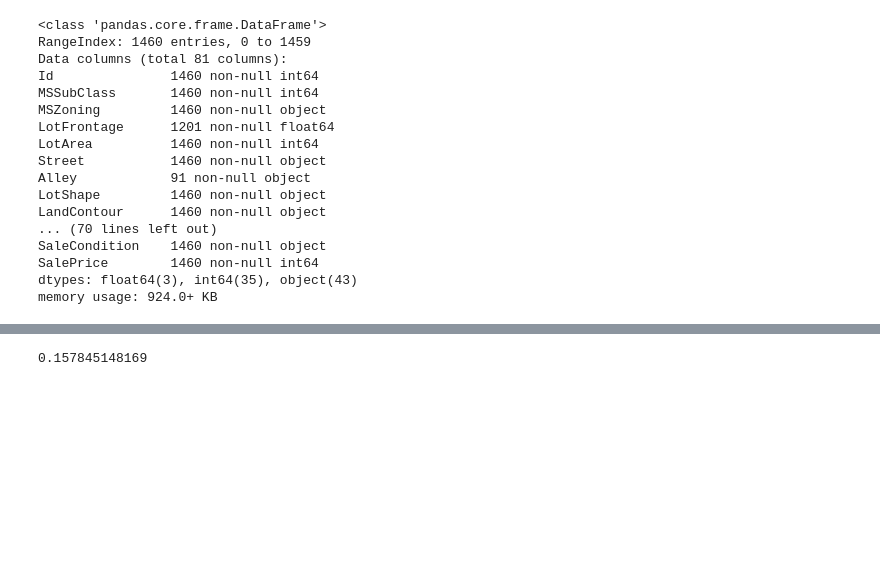
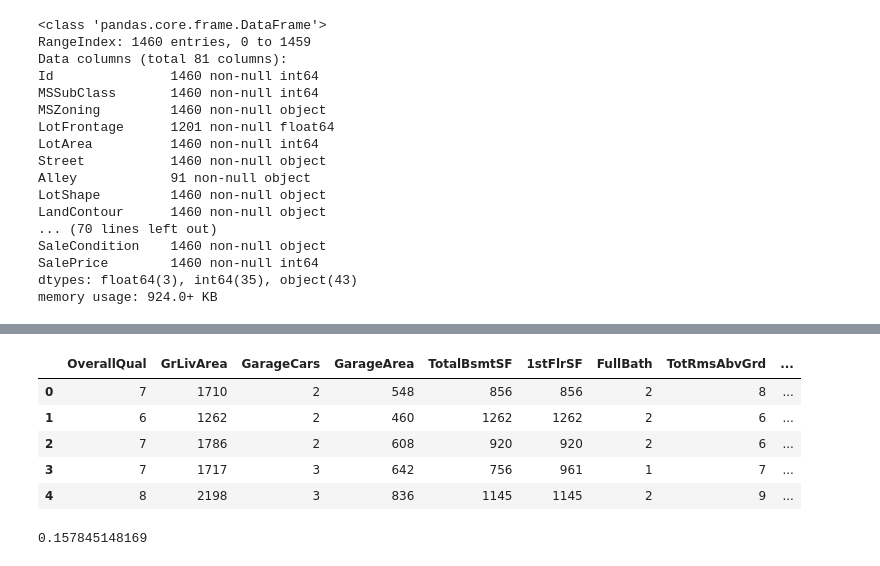
Before and after one commit to sglembocki/personal_projects, a Jupyter notebook: HousePrices/HousePricesPrediction.ipynb, the cells around one changed output, grey strips where cells are left out. Drawn from its saved outputs; the diff is of its cells as text; code cells hidden in the pictures; blank space fills up the shorter version.

```diff
--- a/HousePrices/HousePricesPrediction.ipynb
+++ b/HousePrices/HousePricesPrediction.ipynb
@@ -92 +156,24 @@ print np.sqrt(metrics.mean_squared_error(y_test, predictions))
+# %%
+df2 = train_clean[[
+    'OverallQual',
+    'GrLivArea',
+    'GarageCars',
+    'GarageArea',
+    'TotalBsmtSF',
+    '1stFlrSF',
+    'FullBath',
+    #'TotalSquareFeet',
+    'TotRmsAbvGrd',
+    'YearBuilt',
+    'YearRemodAdd',
+    'SalePrice'
+]]
+df2.head()
+# %% [output]
+|  | OverallQual | GrLivArea | GarageCars | GarageArea | TotalBsmtSF | 1stFlrSF | FullBath | TotRmsAbvGrd | ... |
+| 0 | 7 | 1710 | 2 | 548 | 856 | 856 | 2 | 8 | ... |
+| 1 | 6 | 1262 | 2 | 460 | 1262 | 1262 | 2 | 6 | ... |
+| 2 | 7 | 1786 | 2 | 608 | 920 | 920 | 2 | 6 | ... |
+| 3 | 7 | 1717 | 3 | 642 | 756 | 961 | 1 | 7 | ... |
+| 4 | 8 | 2198 | 3 | 836 | 1145 | 1145 | 2 | 9 | ... |
 # %%
```
Also changed, not shown: parts of 38 cells of this notebook, 3 other files.
